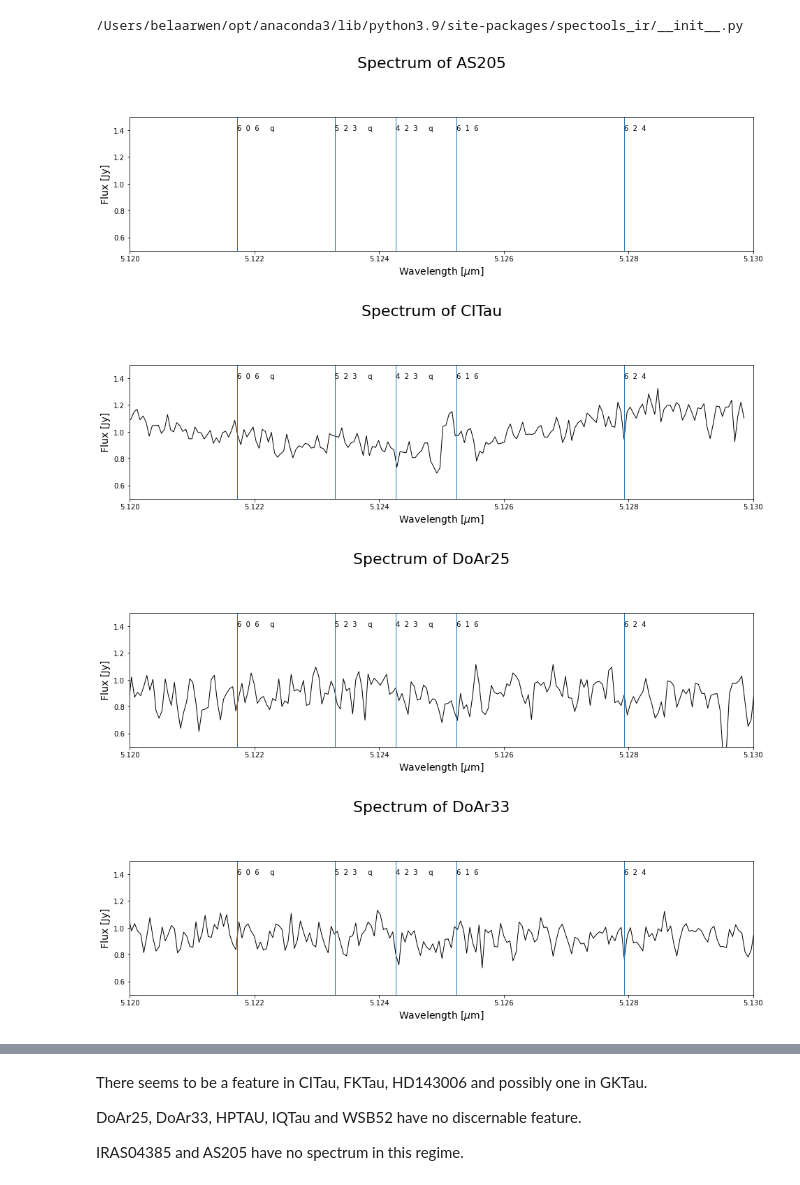
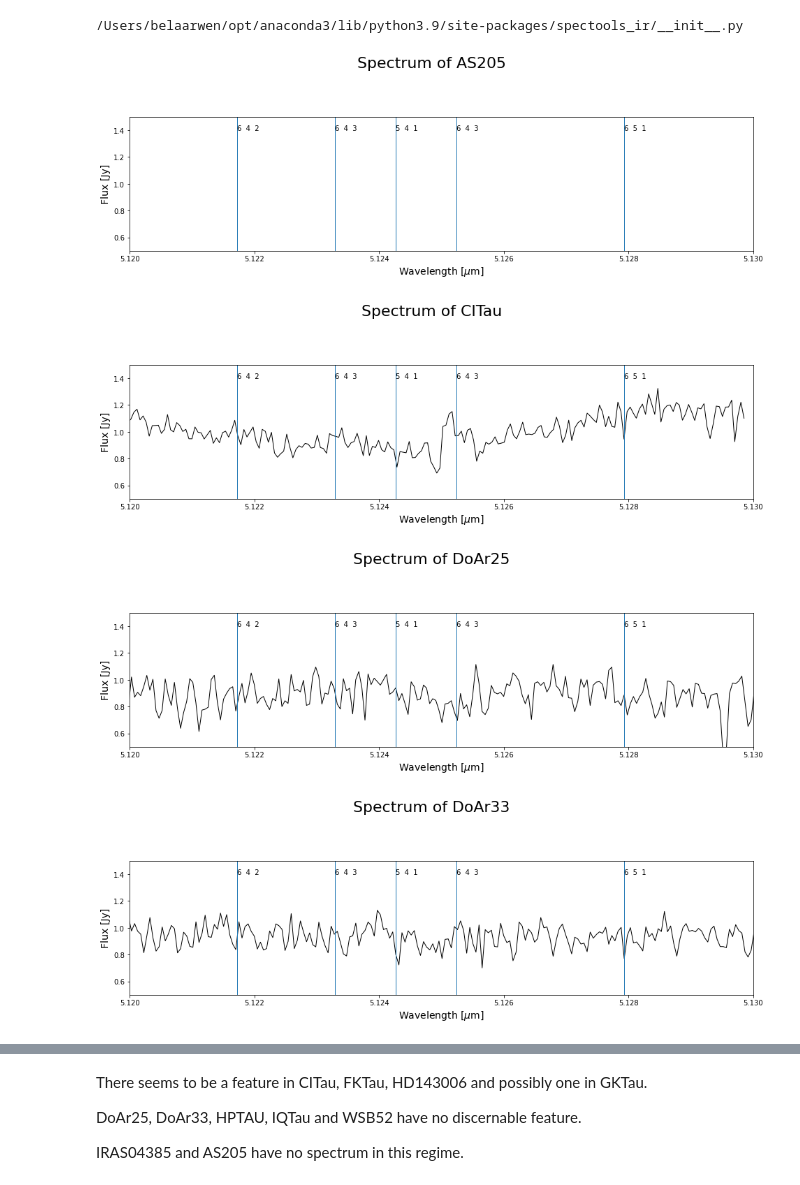
Before and after one commit to Bela-Arwen/Senior_Thesis, a Jupyter notebook: Feature Near 5.125-5.130 microns.ipynb, the cells around one changed output, grey strips where cells are left out. Saved outputs shown, nothing was run; the diff lists cells and outputs as text; code cells hidden in the pictures.

```diff
--- a/Feature Near 5.125-5.130 microns.ipynb
+++ b/Feature Near 5.125-5.130 microns.ipynb
@@ -32,33 +32,33 @@ hitran_data_H2O = extract_hitran_data('H2O',4.6,5.42,eupmax=4000,aupmin=0)
 # %%
 sources_list = ['AS205','CITau','DoAr25','DoAr33','FZTau','GKTau','HD143006','HPTau','IQTau','IRAS04385','WSB52']
 
 for i in sources_list:
     infile  = '/Users/belaarwen/Desktop/Vassar/Astronomy/Thesis/reducs22/'+i+'_orders.fits'
     hdulist = fits.open(infile)      #hdu means header data unit so we are creating a list of header data units to use in further files
     data    = hdulist[1].data
     wave    = data['wave']
     flux    = data['flux']
 
     fig = plt.figure(figsize = (16,12))
     fig.suptitle('Spectrum of ' +i, fontsize = 22)
 
     doppler_shift = 0.00029073304690986737
 
     ax1 = fig.add_subplot(311)
     ax1.plot(wave+doppler_shift,flux, linewidth=1, color='k')
     ax1.set_xlim(5.12, 5.13)
     #for i,lam in enumerate(hitran_data_CO['wave']):
     #    if((lam>5.12) & (lam<5.13)):
     #        ax1.axvline(lam, linewidth=1, color='tab:red')
     for i,lam in enumerate(hitran_data_H2O['wave']):
         if((lam>5.12) & (lam<5.13)):
             ax1.axvline(lam, linewidth=1, color='tab:blue')
-            ax1.text(hitran_data_H2O['wave'][i],1.4,hitran_data_H2O['Qpp'][i].strip())
+            ax1.text(hitran_data_H2O['wave'][i],1.4,hitran_data_H2O['Qp'][i].strip())
     ax1.set_xlabel('Wavelength [$\mu$m]', fontsize=14)
     ax1.set_ylabel('Flux [Jy]', fontsize=14)
     ax1.set_ylim(0.5, 1.5)
 # %% [output]
-[figure, old version]
+[figure, new version]
-[figure, old version]
+[figure, new version]
-[figure, old version]
+[figure, new version]
-[figure, old version]
+[figure, new version]
```
Also changed, not shown: parts of 1 cell of this notebook.
